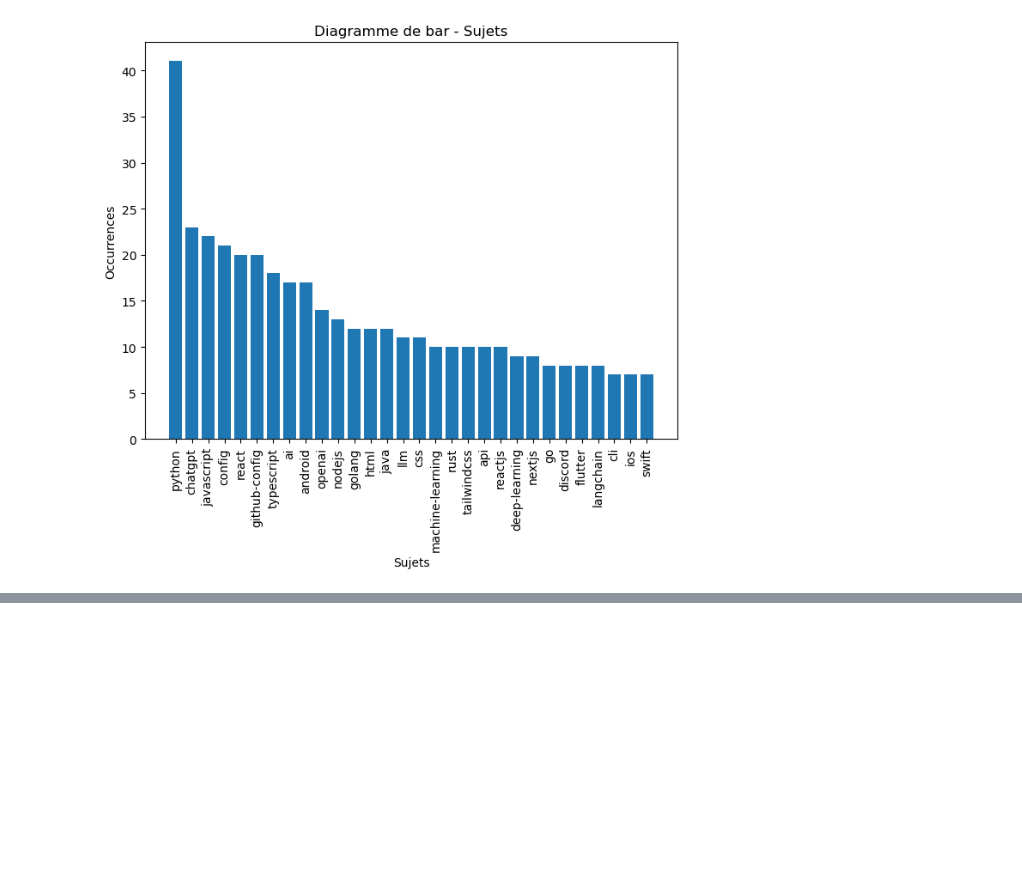
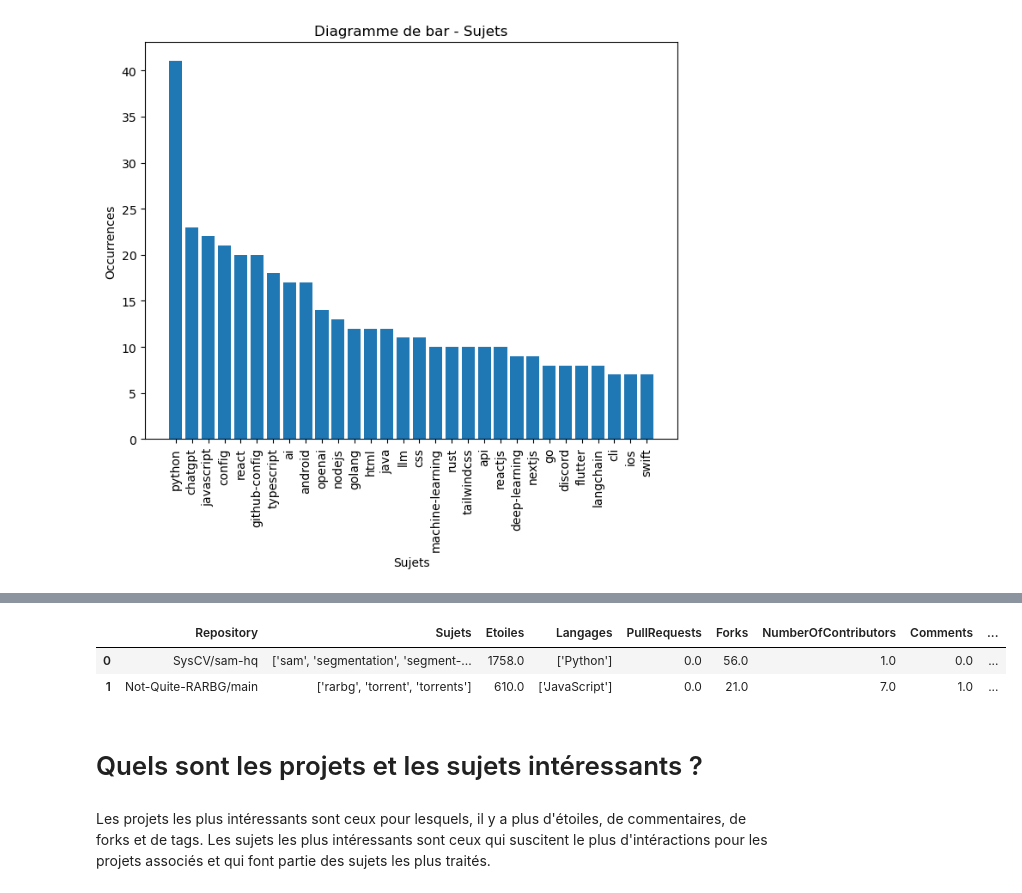
Before and after one commit to Hammilidi/GitHub_Viz, a Jupyter notebook: Github_Viz.ipynb, the cells around one changed output, grey strips where cells are left out. Saved outputs shown, nothing was run; the diff lists cells and outputs as text; code cells hidden in the pictures; blank space fills up the shorter version.

Commit message:
Les sujets les plus intéressants

```diff
--- a/Github_Viz.ipynb
+++ b/Github_Viz.ipynb
@@ -351,0 +355,11 @@ On se rend compte que parmi les sujets dont on traite et parle le plus, il ya py
+# %%
+df.head(2)
+# %% [output]
+|  | Repository | Sujets | Etoiles | Langages | PullRequests | Forks | NumberOfContributors | Comments | ... |
+| 0 | SysCV/sam-hq | ['sam', 'segmentation', 'segment-... | 1758.0 | ['Python'] | 0.0 | 56.0 | 1.0 | 0.0 | ... |
+| 1 | Not-Quite-RARBG/main | ['rarbg', 'torrent', 'torrents'] | 610.0 | ['JavaScript'] | 0.0 | 21.0 | 7.0 | 1.0 | ... |
+# %% [markdown]
+# Quels sont les projets et les sujets intéressants ?
+# %% [markdown]
+Les projets les plus intéressants sont ceux pour lesquels, il y a plus d'étoiles, de commentaires, de forks et de tags.
+Les sujets les plus intéressants sont ceux qui suscitent le plus d'intéractions pour les projets associés et qui font partie des sujets les plus traités.
```
Also changed, not shown: parts of 12 cells of this notebook.
